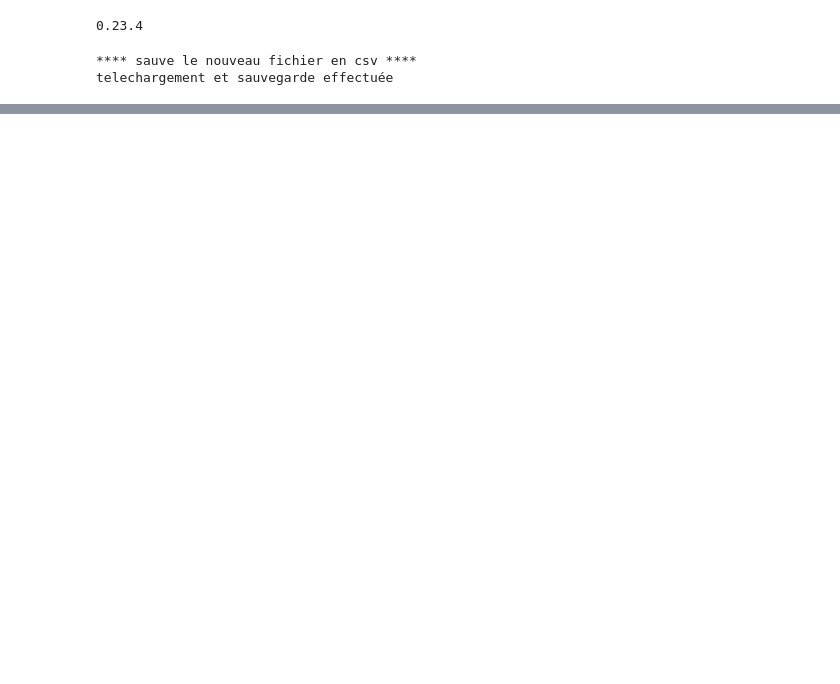
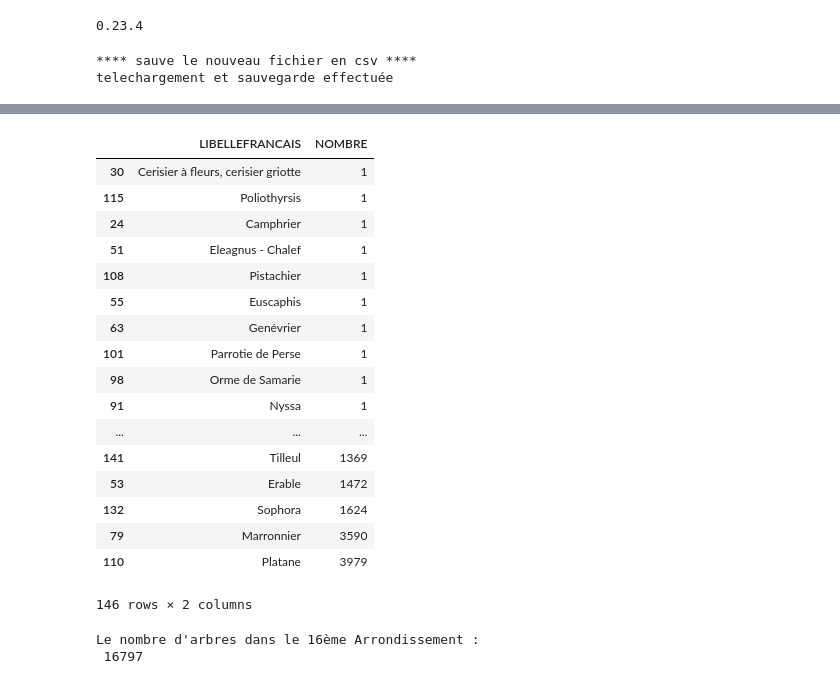
Before and after one commit to emarciano78/ArbresParis, a Jupyter notebook: Arbres_Paris.ipynb, the cells around one changed output, grey strips where cells are left out. Saved outputs shown, nothing was run; the diff lists cells and outputs as text; code cells hidden in the pictures; blank space fills up the shorter version.

```diff
--- a/Arbres_Paris.ipynb
+++ b/Arbres_Paris.ipynb
@@ -325,0 +439,33 @@ ValueError: shape mismatch: objects cannot be broadcast to a single shape
+# %%
+df4=df[df.ARRONDISSEMENT=="PARIS 16E ARRDT"]
+
+df4 = df4.groupby(["LIBELLEFRANCAIS"]).size().reset_index(name='NOMBRE')
+
+#print(tabulate(df1, headers="keys", tablefmt="orgtbl"))
+
+display(df4.sort_values("NOMBRE"))
+# %% [output]
+|  | LIBELLEFRANCAIS | NOMBRE |
+| 30 | Cerisier à fleurs, cerisier griotte | 1 |
+| 115 | Poliothyrsis | 1 |
+| 24 | Camphrier | 1 |
+| 51 | Eleagnus - Chalef | 1 |
+| 108 | Pistachier | 1 |
+| 55 | Euscaphis | 1 |
+| 63 | Genévrier | 1 |
+| 101 | Parrotie de Perse | 1 |
+| 98 | Orme de Samarie | 1 |
+| 91 | Nyssa | 1 |
+| ... | ... | ... |
+| 141 | Tilleul | 1369 |
+| 53 | Erable | 1472 |
+| 132 | Sophora | 1624 |
+| 79 | Marronnier | 3590 |
+| 110 | Platane | 3979 |
+146 rows × 2 columns
+# %%
+total_Arbres=df4.NOMBRE.sum()
+print("Le nombre d'arbres dans le 16ème Arrondissement :\n",total_Arbres)
+# %% [output]
+Le nombre d'arbres dans le 16ème Arrondissement :
+ 16797
```
Also changed, not shown: parts of 50 cells of this notebook.
